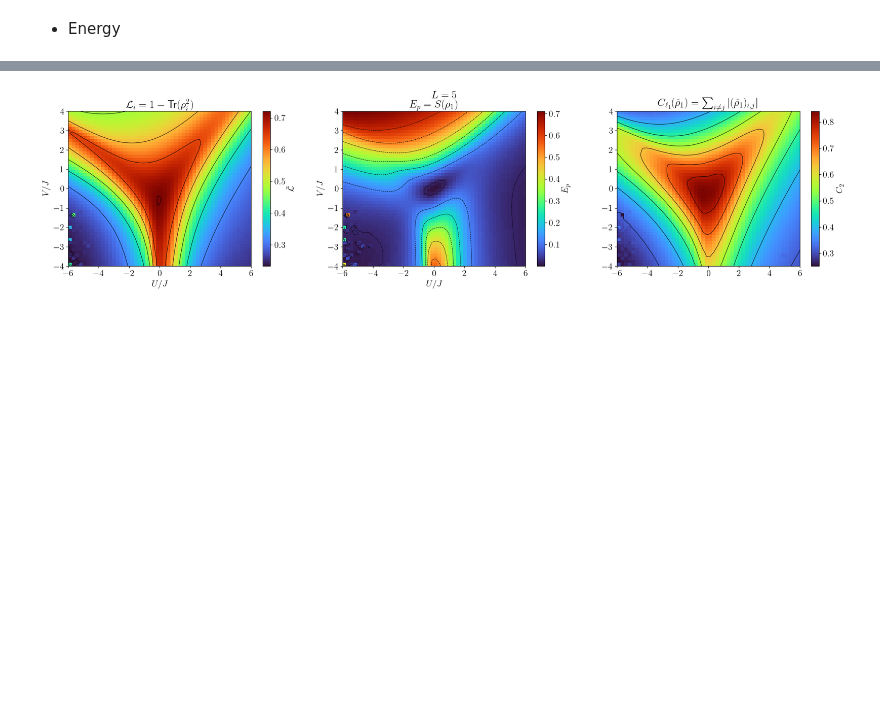
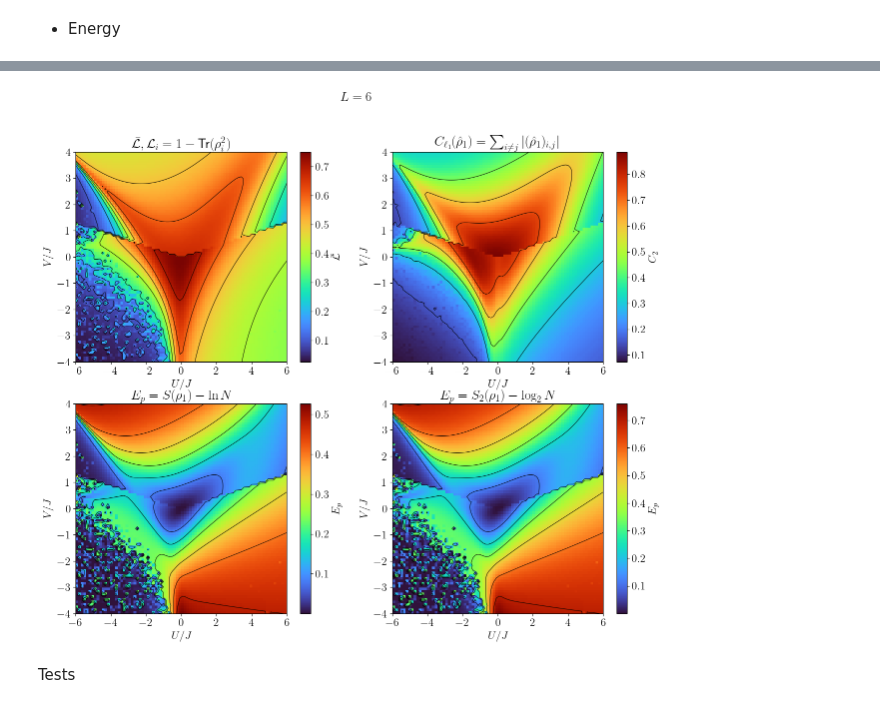
Before and after one commit to FelipePicoli/Extended_Hubbard_Model, a Jupyter notebook: notebooks/EHM_phase_diagram.ipynb, the cells around one changed output, grey strips where cells are left out. Saved outputs shown, nothing was run; the diff lists cells and outputs as text; code cells hidden in the pictures; blank space fills up the shorter version.

```diff
--- a/notebooks/EHM_phase_diagram.ipynb
+++ b/notebooks/EHM_phase_diagram.ipynb
@@ -94,2 +78,20 @@ def m_CDW(L, nj):
+# %%
+U_unique = np.sort(df['U'].unique())
+V_unique = np.sort(df['V'].unique())
+
+U_vals = U_unique
+V_vals = V_unique
+
+U_min, U_max = U_vals.min(), U_vals.max()
+V_min, V_max = V_vals.min(), V_vals.max()
+
+nU = len(U_vals)
+nV = len(V_vals)
+
+avg_linear_entropy = df['S'].values.reshape(nV, nU)
+quantum_coherence = df['Coh'].values.reshape(nV, nU)
+E_p = df['E_p'].values.reshape(nV, nU)
+E_p_bits = df['E_p_bits'].values.reshape(nV, nU)
+E_GS = df['E_GS'].values.reshape(nV, nU)
 # %%
-magnetization, charge_density, doublons, energy, E_p, avg_linear_entropy, quantum_coh, U_vals, V_vals =  load_data(L, U_max, V_max, N_Points, min_vals=False)
+magnetization, charge_density, doublons =  load_density_density_results(L, U_vals, V_vals, N_Points)
@@ -185,65 +192,78 @@ fig.savefig(f"{figures_path}/{model}_{exec}/E_GS={L}_{model}_NPoints={N_Points}.
 # %%
-# _, _, _ , _, E_p, avg_linear_entropy,  U_vals, V_vals = load_data(L, U_max, V_max, N_Points)
 
 # Create a figure with two subplots
-fig, ax1 = plt.subplots(1, 3, figsize=(25, 5))
+fig, ax1 = plt.subplots(2, 2, figsize=(15, 12))
 plt.suptitle(f"$L = {L}$")
 
 # Shared colorbar normalization - thanks chatgpt
 # vmin = min(np.min(avg_linear_entropy), np.min(E_p))
 # vmax = max(np.max(avg_linear_entropy), np.max(E_p))
 
-U_min = -U_max
-V_min = -V_max
+U_min = np.min(U_vals)
+U_max = np.max(U_vals)
+V_min = np.min(V_vals)
+V_max = np.max(V_max)
 
 # E_p = E_p / np.max(E_p)
 # avg_linear_entropy = avg_linear_entropy / np.max(avg_linear_entropy)
 
 # Contour
 X, Y = np.meshgrid(U_vals, V_vals)
 
-im0 = ax1[0].imshow(avg_linear_entropy, origin="lower", extent=[U_min, U_max, V_min, V_max], aspect="auto", cmap="turbo")# , vmin=vmin, vmax=vmax)
-fig.colorbar(im0, ax = ax1[0], orientation='vertical', label=r"$\bar{\mathcal{L}}$") # /\text{max}(\bar{\mathcal{L}})$")
+im0 = ax1[0, 0].imshow(avg_linear_entropy, origin="lower", extent=[U_min, U_max, V_min, V_max], aspect="auto", cmap="turbo")# , vmin=vmin, vmax=vmax)
+fig.colorbar(im0, ax = ax1[0, 0], orientation='vertical', label=r"$\bar{\mathcal{L}}$") # /\text{max}(\bar{\mathcal{L}})$")
 
-ax1[0].contour(X, Y, avg_linear_entropy, colors='black', linewidths=0.7)
+ax1[0, 0].contour(X, Y, avg_linear_entropy, colors='black', linewidths=0.7)
+
+im2 = ax1[0, 1].imshow(quantum_coherence, origin="lower", extent=[U_min, U_max, V_min, V_max], aspect="auto", cmap="turbo") #  , vmin=vmin, vmax=vmax)
+fig.colorbar(im2, ax = ax1[0, 1], orientation='vertical',  label=r"$C_2$")
+ax1[0, 1].contour(X, Y, quantum_coherence, colors='black', linewidths=0.7)
+
+im1 = ax1[1, 0].imshow(E_p, origin="lower", extent=[U_min, U_max, V_min, V_max], aspect="auto", cmap="turbo") #  , vmin=vmin, vmax=vmax)
+fig.colorbar(im1, ax = ax1[1, 0], orientation='vertical',  label=r"$E_p$") #  / \text{max}(E_{p})$")
+ax1[1, 0].contour(X, Y, E_p, colors='black', linewidths=0.7)
 
 
-im1 = ax1[1].imshow(E_p + np.log2(L), origin="lower", extent=[U_min, U_max, V_min, V_max], aspect="auto", cmap="turbo") #  , vmin=vmin, vmax=vmax)
-fig.colorbar(im1, ax = ax1[1], orientation='vertical',  label=r"$E_p$") #  / \text{max}(E_{p})$")
-ax1[1].contour(X, Y, E_p, colors='black', linewidths=0.7)
+im1 = ax1[1, 1].imshow(E_p_bits, origin="lower", extent=[U_min, U_max, V_min, V_max], aspect="auto", cmap="turbo") #  , vmin=vmin, vmax=vmax)
+fig.colorbar(im1, ax = ax1[1, 1], orientation='vertical',  label=r"$E_p$") #  / \text{max}(E_{p})$")
+ax1[1, 1].contour(X, Y, E_p, colors='black', linewidths=0.7)
 
+# bar = plt.colorbar(im0, orientation='vertical', shrink=0.8, label=r"$E_p$")
+ax1[0, 0].set_xlabel(r"$U / J$")
+ax1[0, 0].set_ylabel(r"$V / J$")
 
-im2 = ax1[2].imshow(quantum_coh, origin="lower", extent=[U_min, U_max, V_min, V_max], aspect="auto", cmap="turbo") #  , vmin=vmin, vmax=vmax)
-fig.colorbar(im2, ax = ax1[2], orientation='vertical',  label=r"$C_2$")
-ax1[2].contour(X, Y, quantum_coh, colors='black', linewidths=0.7)
-1
-# bar = plt.colorbar(im0, orientation='vertical', shrink=0.8, label=r"$E_p$")
-ax1[0].set_xlabel(r"$U / J$")
-ax1[0].set_ylabel(r"$V / J$")
+ax1[1, 0].set_xlabel(r"$U / J$")
+ax1[1, 0].set_ylabel(r"$V / J$")
 
-ax1[1].set_xlabel(r"$U / J$")
-ax1[1].set_ylabel(r"$V / J$")
+ax1[0, 1].set_xlabel(r"$U / J$")
+ax1[0, 1].set_ylabel(r"$V / J$")
 
-ax1[0].set_title(r"$\mathcal{L}_i = 1 - \text{Tr}(\rho_i^2)$")
-ax1[1].set_title(r"$E_p = S(\rho_1)$")
-ax1[2].set_title(r"$C_{\ell_1}(\hat{\rho}_1) = \sum_{i\neq j}|(\hat{\rho}_1)_{i, j}|$")
+ax1[1, 1].set_xlabel(r"$U / J$")
+ax1[1, 1].set_ylabel(r"$V / J$")
+
+ax1[0, 0].set_title(r"$\bar{\mathcal{L}}, \mathcal{L}_i = 1 - \text{Tr}(\rho_i^2)$")
+ax1[0, 1].set_title(r"$C_{\ell_1}(\hat{\rho}_1) = \sum_{i\neq j}|(\hat{\rho}_1)_{i, j}|$")
+ax1[1, 0].set_title(r"$E_p = S(\rho_1) - \ln N$")
+ax1[1, 1].set_title(r"$E_p = S_2(\rho_1) - \log_2 N$")
 
 # ax1[0].hlines(0, 0, -6.0, colors="white", linestyles='solid')
 # ax1[1].hlines(0, 0, -6.0, colors="white", linestyles='solid')
 ## Plot line U = 2V
 # V_range = np.linspace(0, U_max / 2, N_Points)
 # U_range = 2 * V_range
 # ax1[0].plot(U_range, V_range, 'w', linewidth=1)
 # ax1[1].plot(U_range, V_range, 'w', linewidth=1)
 # ax1[0].plot(U_range, -V_range, 'w', linewidth=1)
 # ax1[1].plot(U_range, -V_range, 'w', linewidth=1)
 # ax1[2].plot(U_range, -V_range, 'w', linewidth=1# )
 # ax1[0].text(-4, 2, "CDW random_MPS", fontweight='bold', color = "white", fontsize=18)
 # ax1[0].text(2, 0, "SDW random_MPS", fontweight='bold', color = "white", fontsize=18)
 # ax1[1].text(-4, 2, "CDW random_MPS", fontweight='bold', color = "white", fontsize=18)
 # ax1[1].text(2, 0, "SDW random_MPS", fontweight='bold', color = "white", fontsize=18)
 
 fig.savefig(f"{figures_path}/{model}_{exec}/entanglement_entropy_1_RDM_L={L}_NPoints={N_Points}.png", dpi=100, bbox_inches='tight')
 plt.show()
 # %% [output]
-[figure, old version]
+[figure, new version]
+# %% [markdown]
+Tests
```
Also changed, not shown: parts of 8 cells of this notebook, 15 other files.
